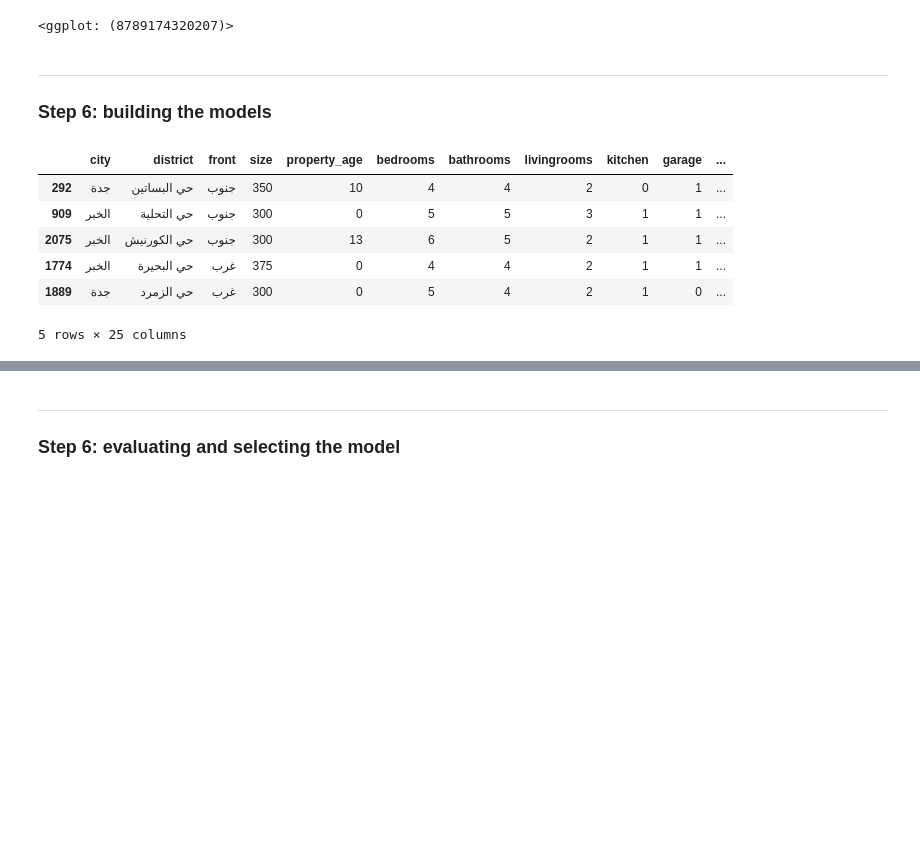
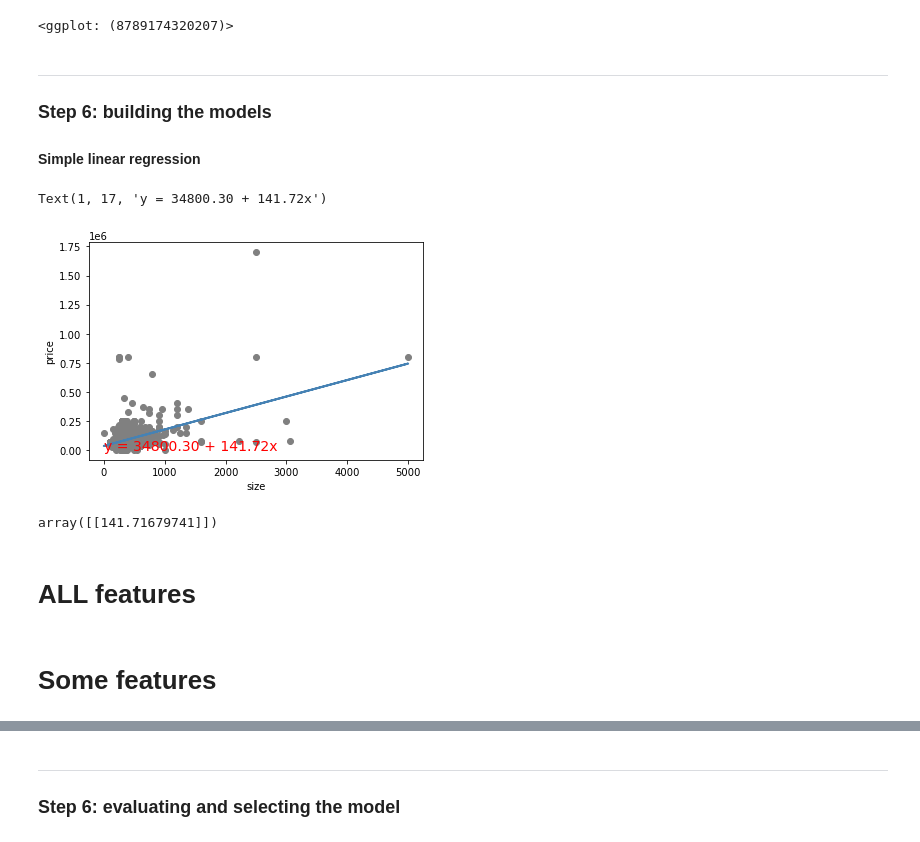
Before and after one commit to novr1512/saudi_aqar_price_prediction, a Jupyter notebook: fullCode.ipynb, the cells around one changed output, grey strips where cells are left out. Drawn from its saved outputs; the diff is of its cells as text; code cells hidden in the pictures; blank space fills up the shorter version.

```diff
--- a/fullCode.ipynb
+++ b/fullCode.ipynb
@@ -284,13 +284,5 @@ y_train = train[["price"]]
 ---
 
 ### Step 6: building the models
+
+#### Simple linear regression
-# %%
-X_train.head()
-# %% [output]
-|  | city | district | front | size | property_age | bedrooms | bathrooms | livingrooms | kitchen | garage | ... |
-| 292 | جدة | حي البساتين | جنوب | 350 | 10 | 4 | 4 | 2 | 0 | 1 | ... |
-| 909 | الخبر | حي التحلية | جنوب | 300 | 0 | 5 | 5 | 3 | 1 | 1 | ... |
-| 2075 | الخبر | حي الكورنيش | جنوب | 300 | 13 | 6 | 5 | 2 | 1 | 1 | ... |
-| 1774 | الخبر | حي البحيرة | غرب | 375 | 0 | 4 | 4 | 2 | 1 | 1 | ... |
-| 1889 | جدة | حي الزمرد | غرب | 300 | 0 | 5 | 4 | 2 | 1 | 0 | ... |
-5 rows × 25 columns
@@ -296,0 +295,15 @@ X_train.head()
+# %%
+x_train = train["size"]
+y_train = train["price"]
+
+a, b = np.polyfit(x_train, y_train, 1)
+plt.scatter(x_train, y_train, color='grey')
+
+plt.plot(x_train, a*x_train+b, color='steelblue', linestyle='-', linewidth=2)
+plt.xlabel('size')
+plt.ylabel('price')
+
+plt.text( 1,17,'y = ' + '{:.2f}'.format(b) + ' + {:.2f}'.format(a) + 'x', size=14, color = 'red')
+# %% [output]
+Text(1, 17, 'y = 34800.30 + 141.72x')
+[figure, added]
@@ -297,3 +312,9 @@ X_train.head()
+# %%
+lm_fit.coef_
+# %% [output]
+array([[141.71679741]])
+# %% [markdown]
+# ALL features
 # %%
 # create new feature set with categorical features dummy encoded
 encoder = preprocessing.OneHotEncoder(drop='first')
@@ -309,6 +330,8 @@ lm_mod = linear_model.LinearRegression()
 
 # fit linear model with all features
 lm_fit = lm_mod.fit(X_train_encoded, y_train)
+# %% [markdown]
+# Some features
 # %%
 
 sub_X_train = X_train.drop([ 'bedrooms',
```
Also changed, not shown: parts of 14 cells of this notebook.
